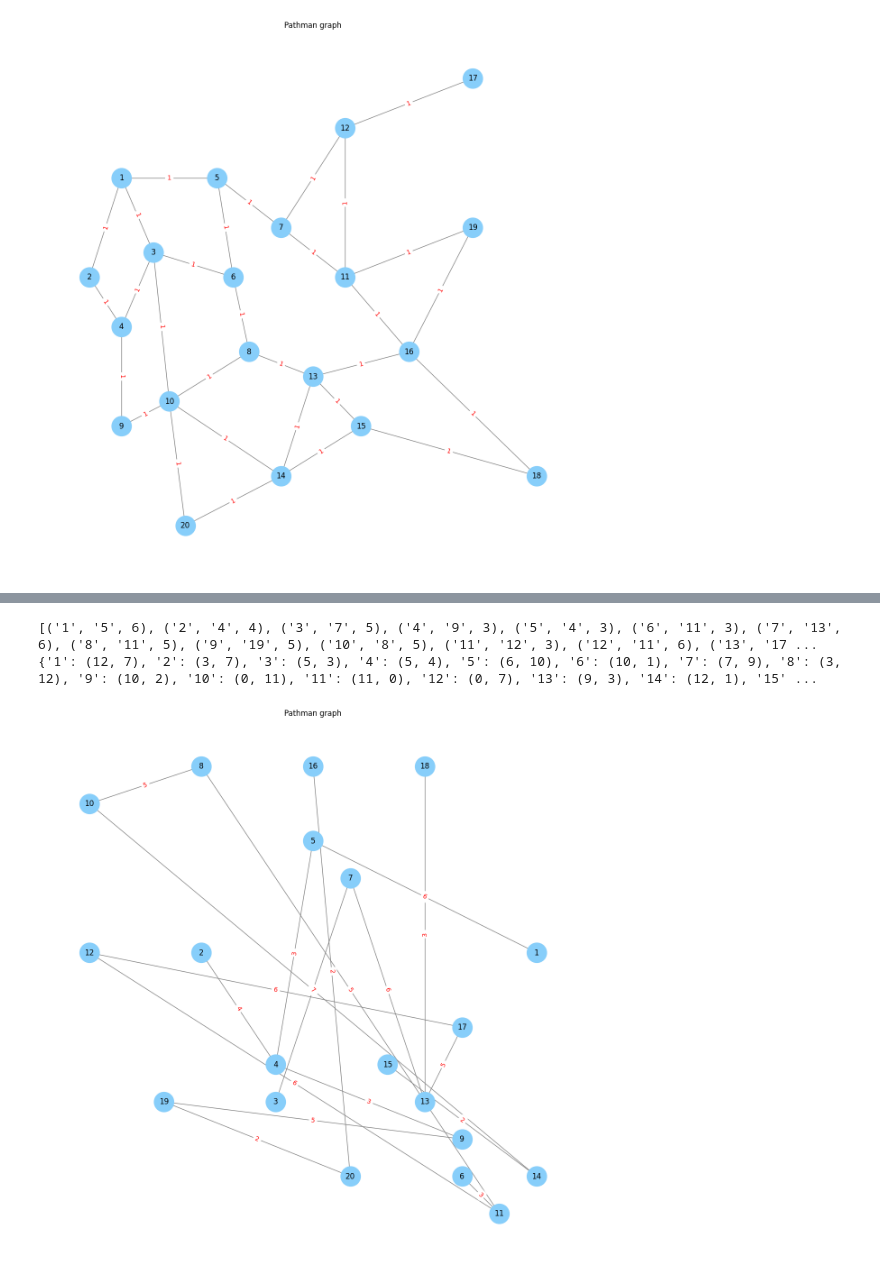
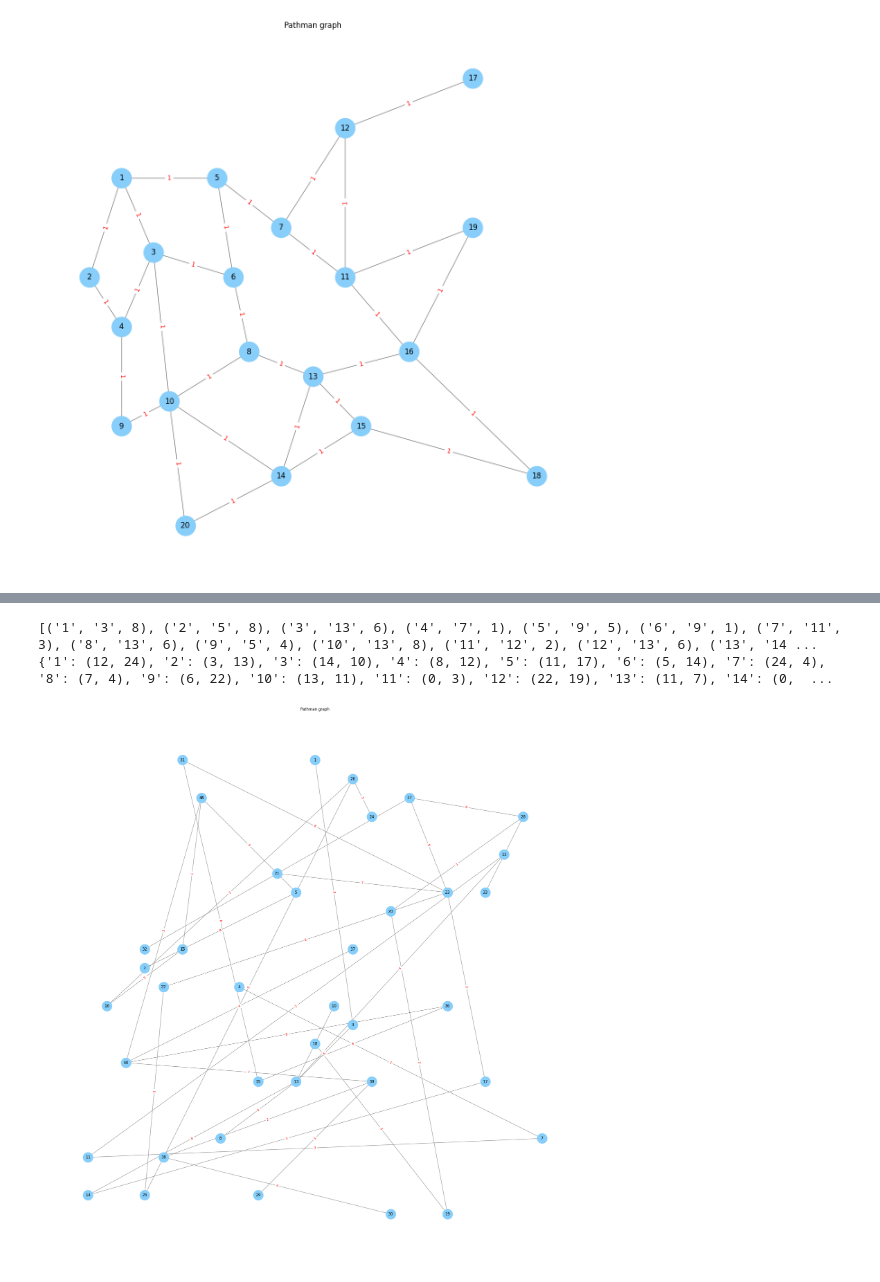
Before and after one commit to Ave04/Graph-Algorithms, a Jupyter notebook: Pathman.ipynb, the cells around one changed output, grey strips where cells are left out. Saved outputs shown, nothing was run; the diff lists cells and outputs as text; code cells hidden in the pictures.

Commit message:
Tested automatic graph generation with more nodes

```diff
--- a/Pathman.ipynb
+++ b/Pathman.ipynb
@@ -184,8 +184,8 @@ def generate_graph(nodes): # function to automate graph creation --> input: numb
     graph.add_weighted_edges_from(edges)
 
     # coordinate limits for x and y axes
-    x_max = 12
-    y_max = 12
+    x_max = 24
+    y_max = 24
 
     # define position dictionary --> each node with a randomly assigned position (x, y)
     positions = {}
@@ -205,7 +205,7 @@ def generate_graph(nodes): # function to automate graph creation --> input: numb
     nx.set_node_attributes(graph, positions, "position")
 
     # Draw graphs
-    plt.figure(figsize=(12, 12))
+    plt.figure(figsize=(x_max, y_max))
     pos = positions  # Use predefined positions for nodes
     nx.draw(graph, pos, with_labels=True, node_color="lightskyblue", edge_color="gray", node_size=1000, font_size=12)
     edge_labels = nx.get_edge_attributes(graph, "weight")
@@ -213,8 +213,8 @@ def generate_graph(nodes): # function to automate graph creation --> input: numb
     plt.title("Pathman graph")
     plt.show()
 # %%
-generate_graph(20)
+generate_graph(40)
 # %% [output]
-[('1', '5', 6), ('2', '4', 4), ('3', '7', 5), ('4', '9', 3), ('5', '4', 3), ('6', '11', 3), ('7', '13', 6), ('8', '11', 5), ('9', '19', 5), ('10', '8', 5), ('11', '12', 3), ('12', '11', 6), ('13', '17 ...
-{'1': (12, 7), '2': (3, 7), '3': (5, 3), '4': (5, 4), '5': (6, 10), '6': (10, 1), '7': (7, 9), '8': (3, 12), '9': (10, 2), '10': (0, 11), '11': (11, 0), '12': (0, 7), '13': (9, 3), '14': (12, 1), '15' ...
+[('1', '3', 8), ('2', '5', 8), ('3', '13', 6), ('4', '7', 1), ('5', '9', 5), ('6', '9', 1), ('7', '11', 3), ('8', '13', 6), ('9', '5', 4), ('10', '13', 8), ('11', '12', 2), ('12', '13', 6), ('13', '14 ...
+{'1': (12, 24), '2': (3, 13), '3': (14, 10), '4': (8, 12), '5': (11, 17), '6': (5, 14), '7': (24, 4), '8': (7, 4), '9': (6, 22), '10': (13, 11), '11': (0, 3), '12': (22, 19), '13': (11, 7), '14': (0,  ...
-[figure, old version]
+[figure, new version]
```
Also changed, not shown: parts of 1 cell of this notebook.
